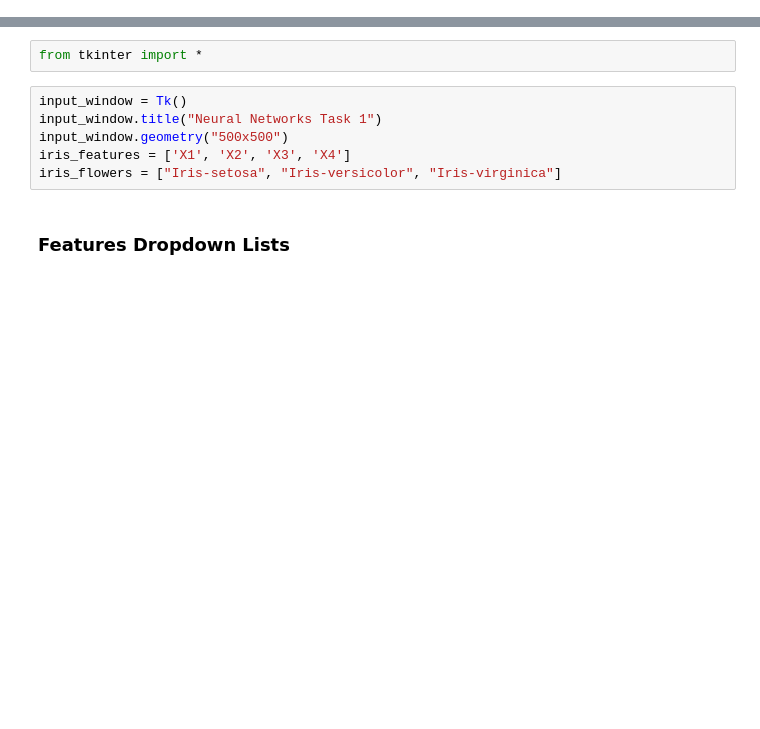
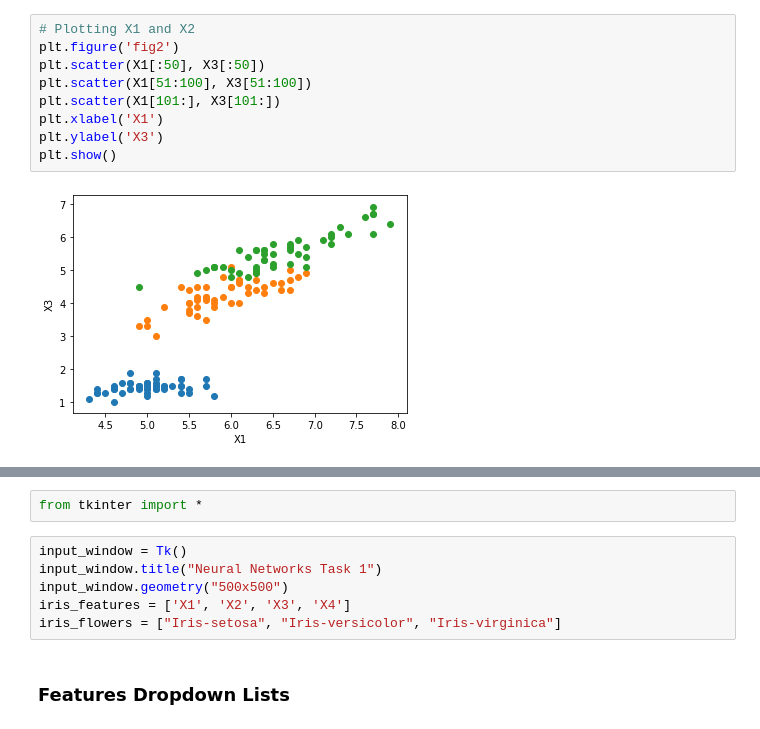
Before and after one commit to Dinaabdalla2018/Neural-Networks-CS20, a Jupyter notebook: NN_Task1_UI.ipynb, the cells around one changed output, grey strips where cells are left out. Cells and saved outputs as stored; diff of their text form; blank space fills up the shorter version.

```diff
--- a/NN_Task1_UI.ipynb
+++ b/NN_Task1_UI.ipynb
@@ -0,0 +32,11 @@
+# %%
+# Plotting X1 and X2
+plt.figure('fig2')
+plt.scatter(X1[:50], X3[:50])
+plt.scatter(X1[51:100], X3[51:100])
+plt.scatter(X1[101:], X3[101:])
+plt.xlabel('X1')
+plt.ylabel('X3')
+plt.show()
+# %% [output]
+[figure, added]
```
Also changed, not shown: parts of 19 cells of this notebook.
